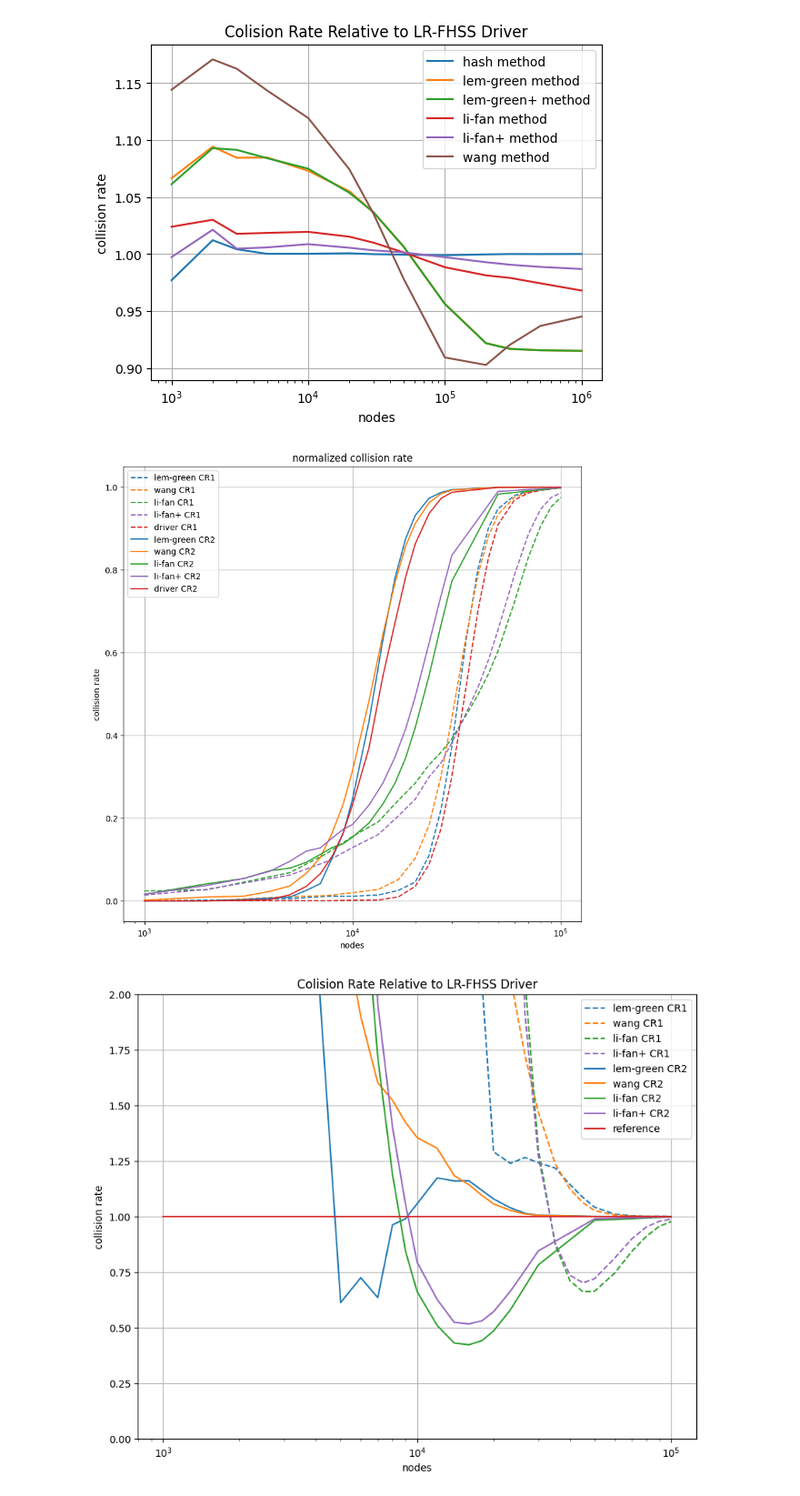
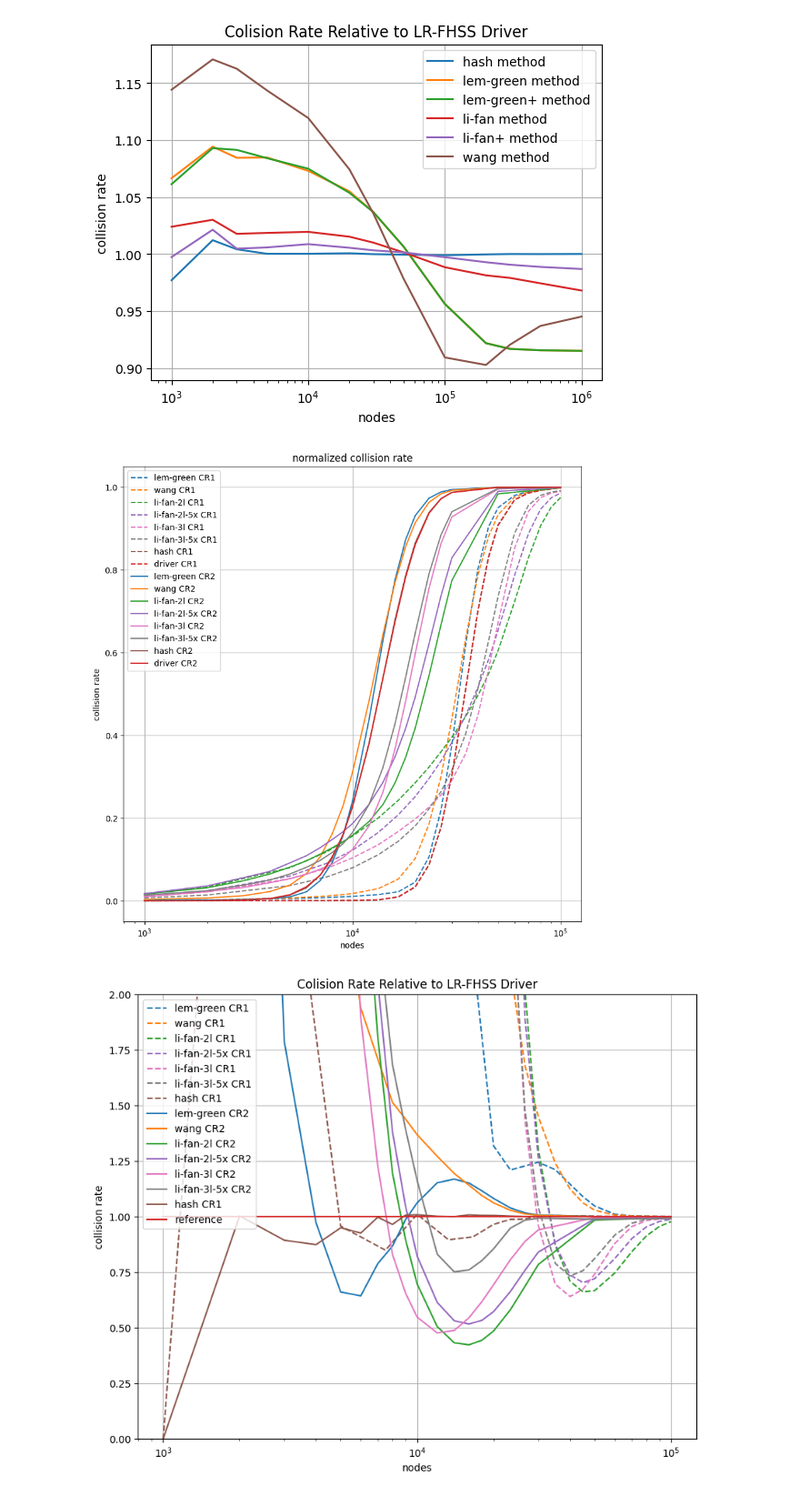
Before and after one commit to diegomm6/lr-fhss_seq-families, a Jupyter notebook: plots.ipynb, the cells around one changed output. Shown at 91% size. Saved outputs shown, nothing was run; the diff lists cells and outputs as text; code cells hidden in the pictures.

Commit message:
added li-fan seq 3l data

```diff
--- a/plots.ipynb
+++ b/plots.ipynb
@@ -52,14 +52,20 @@ plt.figure(figsize=(10,10))
 
 plt.plot(nodesCR1, dataCR['lem-green-CR1'], label=f'lem-green CR1', color='#1f77b4', linestyle='dashed')
 plt.plot(nodesCR1, dataCR['wang-CR1'], label=f'wang CR1', color='#ff7f0e', linestyle='dashed')
-plt.plot(nodesCR1, dataCR['li-fan-CR1'], label=f'li-fan CR1', color='#2ca02c', linestyle='dashed')
-plt.plot(nodesCR1, dataCR['li-fan+-CR1'], label=f'li-fan+ CR1', color='#9467bd', linestyle='dashed')
+plt.plot(nodesCR1, dataCR['li-fan-2l-CR1'], label=f'li-fan-2l CR1', color='#2ca02c', linestyle='dashed')
+plt.plot(nodesCR1, dataCR['li-fan-2l-5x-CR1'], label=f'li-fan-2l-5x CR1', color='#9467bd', linestyle='dashed')
+plt.plot(nodesCR1, dataCR['li-fan-3l-CR1'], label=f'li-fan-3l CR1', color='#e377c2', linestyle='dashed')
+plt.plot(nodesCR1, dataCR['li-fan-3l-5x-CR1'], label=f'li-fan-3l-5x CR1', color='#7f7f7f', linestyle='dashed')
+plt.plot(nodesCR1, dataCR['hash-CR1'], label=f'hash CR1', color='#8c564b', linestyle='dashed')
 plt.plot(nodesCR1, dataCR['lr-fhss-driver-CR1'], label=f'driver CR1', color='#d62728', linestyle='dashed')
 
 plt.plot(nodesCR2, dataCR['lem-green-CR2'], label=f'lem-green CR2', color='#1f77b4')
 plt.plot(nodesCR2, dataCR['wang-CR2'], label=f'wang CR2', color='#ff7f0e')
-plt.plot(nodesCR2, dataCR['li-fan-CR2'], label=f'li-fan CR2', color='#2ca02c')
-plt.plot(nodesCR2, dataCR['li-fan+-CR2'], label=f'li-fan+ CR2', color='#9467bd')
+plt.plot(nodesCR2, dataCR['li-fan-2l-CR2'], label=f'li-fan-2l CR2', color='#2ca02c')
+plt.plot(nodesCR2, dataCR['li-fan-2l-5x-CR2'], label=f'li-fan-2l-5x CR2', color='#9467bd')
+plt.plot(nodesCR2, dataCR['li-fan-3l-CR2'], label=f'li-fan-3l CR2', color='#e377c2')
+plt.plot(nodesCR2, dataCR['li-fan-3l-5x-CR2'], label=f'li-fan-3l-5x CR2', color='#7f7f7f')
+plt.plot(nodesCR2, dataCR['hash-CR2'], label=f'hash CR2', color='#8c564b')
 plt.plot(nodesCR2, dataCR['lr-fhss-driver-CR2'], label=f'driver CR2', color='#d62728')
 
 plt.title('normalized collision rate')
@@ -72,36 +78,42 @@ plt.grid()
 plt.legend()
 plt.show()
 # %% [output]
-[figure, old version]
+[figure, new version]
 # %%
-relColRateCR1 = dataCR[['lem-green-CR1', 'wang-CR1', 'li-fan-CR1', 'li-fan+-CR1', 'lr-fhss-driver-CR1']].to_numpy()
-relColRateCR2 = dataCR[['lem-green-CR2', 'wang-CR2', 'li-fan-CR2', 'li-fan+-CR2', 'lr-fhss-driver-CR2']].to_numpy()
+relColRateCR1 = dataCR[['lem-green-CR1', 'wang-CR1', 'li-fan-2l-CR1', 'li-fan-2l-5x-CR1', 'li-fan-3l-CR1', 'li-fan-3l-5x-CR1', 'hash-CR1', 'lr-fhss-driver-CR1']].to_numpy()
+relColRateCR2 = dataCR[['lem-green-CR2', 'wang-CR2', 'li-fan-2l-CR2', 'li-fan-2l-5x-CR2', 'li-fan-3l-CR2', 'li-fan-3l-5x-CR1', 'hash-CR2', 'lr-fhss-driver-CR2']].to_numpy()
 
 for i in range(relColRateCR1.shape[0]): # same size for relColRateCR2
     relColRateCR1[i] /= relColRateCR1[i, -1]
     relColRateCR2[i] /= relColRateCR2[i, -1]
 
 plt.figure(figsize=(10,8))
 
 plt.plot(nodesCR1, relColRateCR1[:,0], label=f'lem-green CR1', color='#1f77b4', linestyle='dashed')
 plt.plot(nodesCR1, relColRateCR1[:,1], label=f'wang CR1', color='#ff7f0e', linestyle='dashed')
-plt.plot(nodesCR1, relColRateCR1[:,2], label=f'li-fan CR1', color='#2ca02c', linestyle='dashed')
-plt.plot(nodesCR1, relColRateCR1[:,3], label=f'li-fan+ CR1', color='#9467bd', linestyle='dashed')
+plt.plot(nodesCR1, relColRateCR1[:,2], label=f'li-fan-2l CR1', color='#2ca02c', linestyle='dashed')
+plt.plot(nodesCR1, relColRateCR1[:,3], label=f'li-fan-2l-5x CR1', color='#9467bd', linestyle='dashed')
+plt.plot(nodesCR1, relColRateCR1[:,4], label=f'li-fan-3l CR1', color='#e377c2', linestyle='dashed')
+plt.plot(nodesCR1, relColRateCR1[:,5], label=f'li-fan-3l-5x CR1', color='#7f7f7f', linestyle='dashed')
+plt.plot(nodesCR1, relColRateCR1[:,6], label=f'hash CR1', color='#8c564b', linestyle='dashed')
 
 plt.plot(nodesCR2, relColRateCR2[:,0], label=f'lem-green CR2', color='#1f77b4')
 plt.plot(nodesCR2, relColRateCR2[:,1], label=f'wang CR2', color='#ff7f0e')
-plt.plot(nodesCR2, relColRateCR2[:,2], label=f'li-fan CR2', color='#2ca02c')
-plt.plot(nodesCR2, relColRateCR2[:,3], label=f'li-fan+ CR2', color='#9467bd')
+plt.plot(nodesCR2, relColRateCR2[:,2], label=f'li-fan-2l CR2', color='#2ca02c')
+plt.plot(nodesCR2, relColRateCR2[:,3], label=f'li-fan-2l-5x CR2', color='#9467bd')
+plt.plot(nodesCR2, relColRateCR2[:,4], label=f'li-fan-3l CR2', color='#e377c2')
+plt.plot(nodesCR2, relColRateCR2[:,5], label=f'li-fan-3l-5x CR2', color='#7f7f7f')
+plt.plot(nodesCR2, relColRateCR2[:,6], label=f'hash CR1', color='#8c564b')
 
 plt.plot(nodesCR2, [1 for _ in range(len(nodesCR2))],  label=f'reference', color='#d62728')
 
 plt.title('Colision Rate Relative to LR-FHSS Driver')
 plt.xlabel('nodes')
 plt.xscale('log')
 plt.ylabel('collision rate')
 plt.ylim(0,2)
 plt.grid()
 plt.legend()
 plt.show()
 # %% [output]
-[figure, old version]
+[figure, new version]
```
Also changed, not shown: 4 other files.
